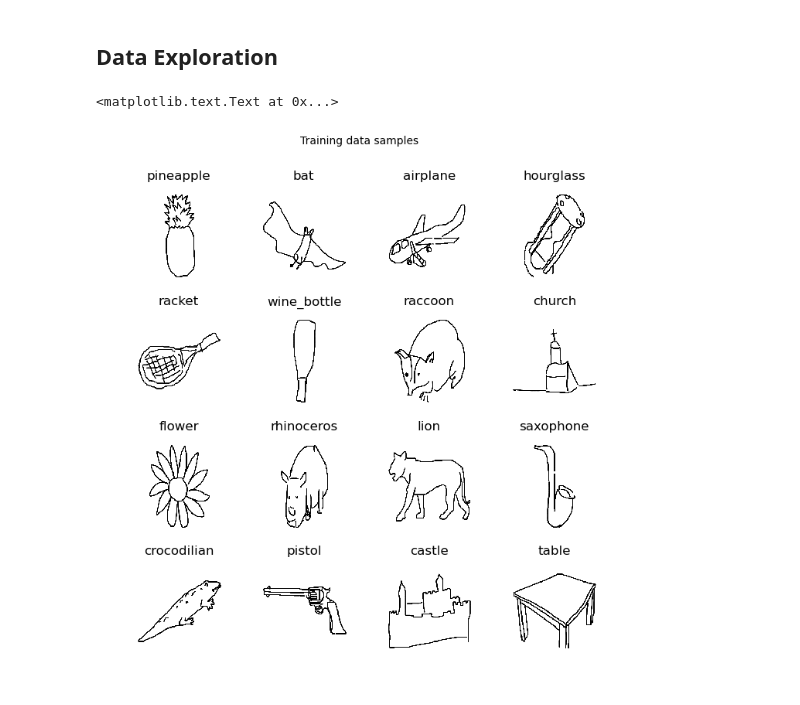
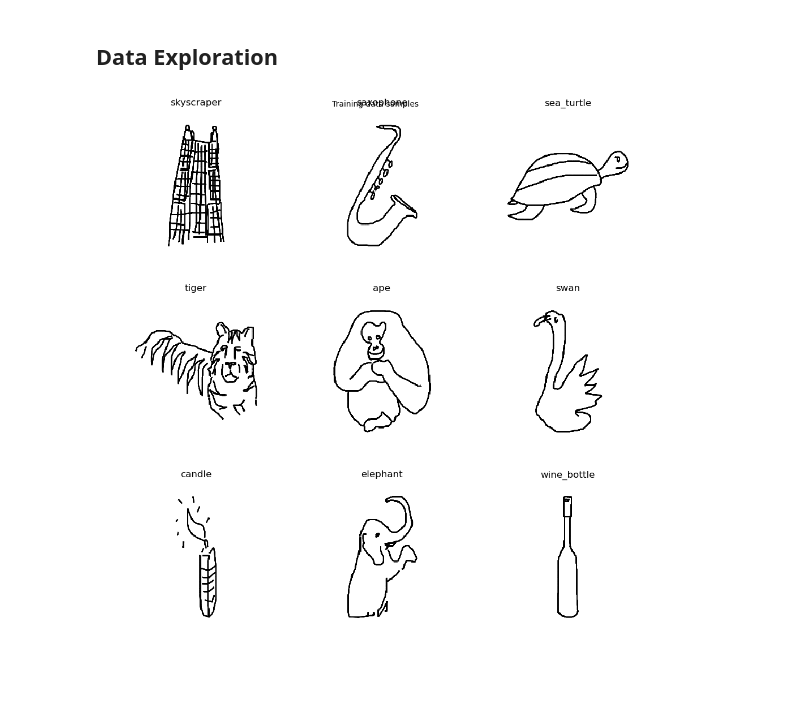
Before and after one commit to yrevar/sketchy, a Jupyter notebook: code/sketch-classification.ipynb, the cells around one changed output. Saved outputs shown, nothing was run; the diff lists cells and outputs as text; code cells hidden in the pictures.

```diff
--- a/code/sketch-classification.ipynb
+++ b/code/sketch-classification.ipynb
@@ -6,7 +6,7 @@ import matplotlib.pyplot as plt
 %matplotlib inline
 
 # set display defaults
-plt.rcParams['figure.figsize'] = (8, 8)        # large images
+plt.rcParams['figure.figsize'] = (10, 10)        # large images
 plt.rcParams['image.interpolation'] = 'nearest'  # don't interpolate: show square pixels
 plt.rcParams['image.cmap'] = 'gray'  # use grayscale output rather than a (potentially misleading) color heatmap
 # %%
@@ -60,26 +103,39 @@ sketch_train_df, sketch_test_df = get_sketch_train_test_split(sketch_stats_df) #
+# %%
+sketchy_database = SketchyDatabase(SKETCHY_DATABASE_PATH)
+sketchy_database.generate_train_test_split(with_ambiguous=False, with_context=False, with_error=False, with_pose=False)
 # %% [markdown]
 ## Data Exploration
 # %%
-def vis_samples(sketch_df, max_disp=100):
+import matplotlib.gridspec as gridspec
 
-    sketch_df = sketch_df[:max_disp].copy()
-    sketch_df["img_file_name"] = sketch_df["ImageNetID"] + "-" + sketch_df["SketchID"].map(str)
+def vis_samples(sketch_df, sketch_img_path, grid_size=(None, None), max_tiles=100):
+
+
+    sketch_df = sketch_df[:max_tiles].copy()
+    sketch_df["_img_file_name"] = sketch_df["ImageNetID"] + "-" + sketch_df["SketchID"].map(str)
 
     n_imgs = len(sketch_df)
-    n_cols = int(np.ceil(np.sqrt(n_imgs)))
-    n_rows = int(np.ceil(1.*n_imgs/n_cols))
+    n_rows, n_cols = grid_size
 
-    for idx, (category, img_file) in enumerate(sketch_df[["Category", "img_file_name"]].values):
-        img_dir = os.path.join(SKETCHY_DATABASE_PATH, "rendered_256x256/256x256/sketch/tx_000100000000/", category)
+    if n_rows == None or n_cols == None:
+        n_cols = int(np.ceil(np.sqrt(n_imgs)))
+        n_rows = int(np.ceil(1.*n_imgs/n_cols))
+
+    gs = gridspec.GridSpec(n_rows, n_cols)
+    for idx, (category, img_file) in enumerate(sketch_df[["Category", "_img_file_name"]].values):
+        img_dir = os.path.join(sketch_img_path, category)
         img = plt.imread(os.path.expanduser(os.path.join(img_dir, img_file + ".png")))
-        plt.subplot(n_rows, n_cols, idx+1)
-        plt.imshow(img), plt.axis("off")
+        plt.subplot(gs[idx]), plt.axis("off")
+        plt.imshow(img)
         plt.title(category)
 # %%
 # np.random.seed(0)
-disp_samples = 16
-vis_samples(sketch_train_df.loc[np.random.choice(sketch_train_df.index, disp_samples, replace=False)])
+disp_samples = 9
+train_df = sketchy_database.sketch_stats_df[sketchy_database.sketch_stats_df["_split"] == "train"]
+
+rand_locations = np.random.choice(train_df.index, disp_samples, replace=False)
+vis_samples(train_df.loc[rand_locations], sketchy_database.sketch_img_path)
 plt.suptitle("Training data samples")
+plt.tight_layout()
 # %% [output]
-<matplotlib.text.Text at 0x...>
-[figure, old version]
+[figure, new version]
```
Also changed, not shown: parts of 7 cells of this notebook.
